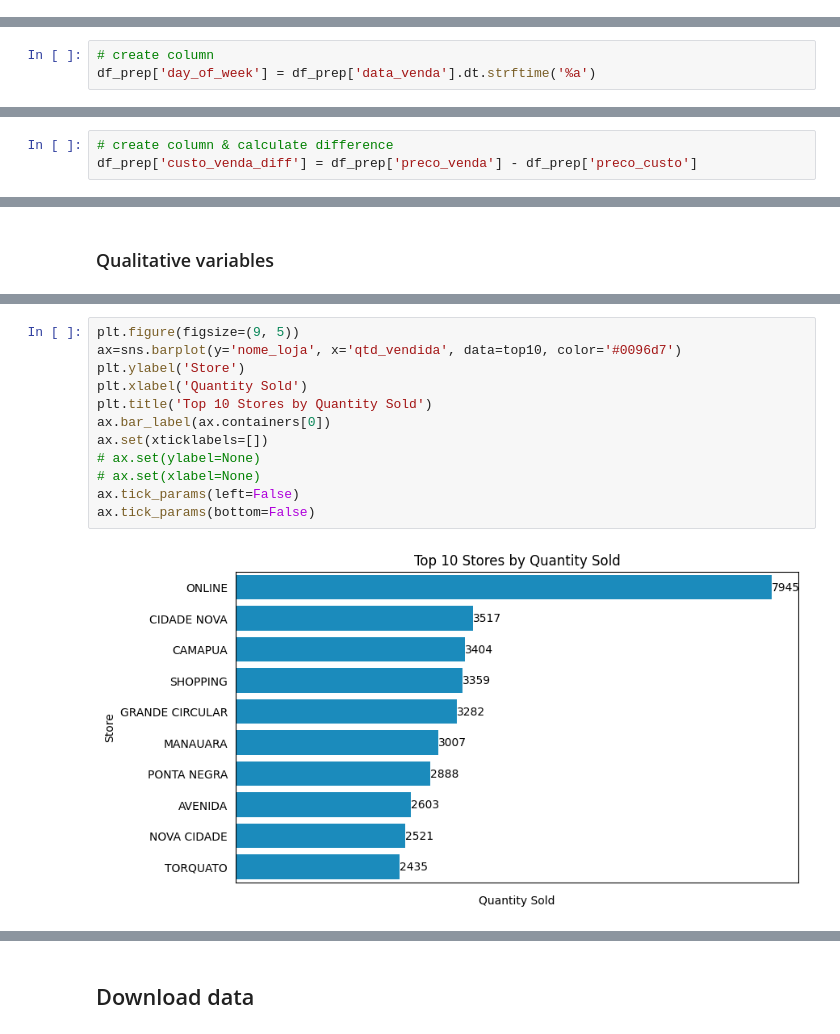
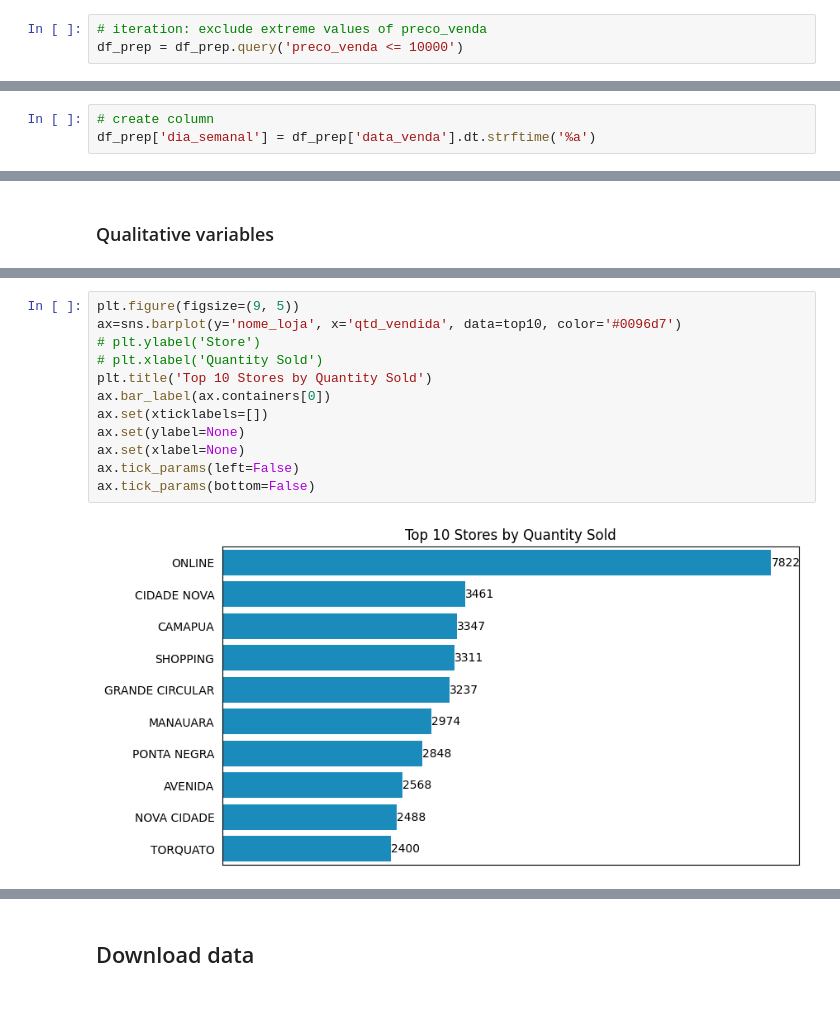
Before and after one commit to pathilink/bemol_data_case, a Jupyter notebook: notebooks/bemol_EDA.ipynb, the cells around one changed output, grey strips where cells are left out. Saved outputs shown, nothing was run; the diff lists cells and outputs as text; blank space fills up the shorter version.

Commit message:
updated with graphs

```diff
--- a/notebooks/bemol_EDA.ipynb
+++ b/notebooks/bemol_EDA.ipynb
@@ -198,3 +199,6 @@ df_prep.sample(5)
+# %%
+# iteration: exclude extreme values of preco_venda
+df_prep = df_prep.query('preco_venda <= 10000')
 # %% [markdown]
 ## Exploratory Data Analysis
 # %% [markdown]
@@ -209,4 +213,4 @@ Minimum date: 2020-05-01 00:00:00
 Maximum date: 2024-04-30 00:00:00
 # %%
 # create column
-df_prep['day_of_week'] = df_prep['data_venda'].dt.strftime('%a')
+df_prep['dia_semanal'] = df_prep['data_venda'].dt.strftime('%a')
@@ -369,6 +393,3 @@ plt.show()
 # Mode: products sale <= R$100
 # %% [output]
 [figure]
-# %%
-# create column & calculate difference
-df_prep['custo_venda_diff'] = df_prep['preco_venda'] - df_prep['preco_custo']
@@ -482,14 +438,14 @@ top10
 # %%
 plt.figure(figsize=(9, 5))
 ax=sns.barplot(y='nome_loja', x='qtd_vendida', data=top10, color='#0096d7')
-plt.ylabel('Store')
-plt.xlabel('Quantity Sold')
+# plt.ylabel('Store')
+# plt.xlabel('Quantity Sold')
 plt.title('Top 10 Stores by Quantity Sold')
 ax.bar_label(ax.containers[0])
 ax.set(xticklabels=[])
-# ax.set(ylabel=None)
-# ax.set(xlabel=None)
+ax.set(ylabel=None)
+ax.set(xlabel=None)
 ax.tick_params(left=False)
 ax.tick_params(bottom=False)
 # %% [output]
-[figure, old version]
+[figure, new version]
```
Also changed, not shown: parts of 68 cells of this notebook.
